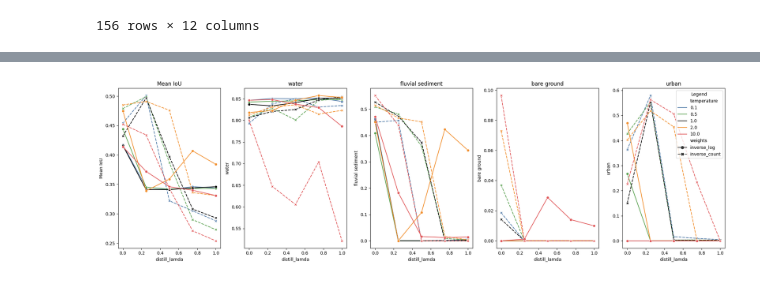
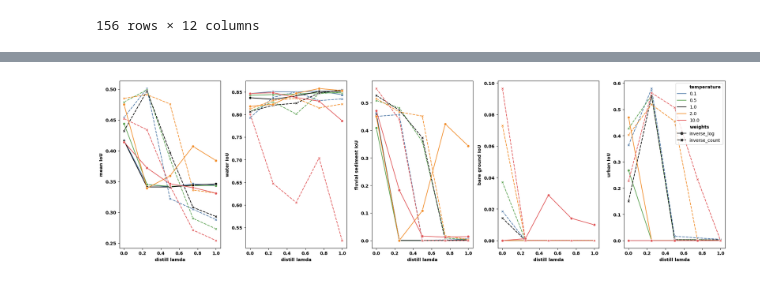
Before and after one commit to sherryqcchen/mlfluv, a Jupyter notebook: plot_accuracy.ipynb, the cells around one changed output, grey strips where cells are left out. Cells and saved outputs as stored; diff of their text form; code cells hidden in the pictures.

Commit message:
add plot bars

```diff
--- a/plot_accuracy.ipynb
+++ b/plot_accuracy.ipynb
@@ -50,7 +50,7 @@ df.sort_values(by=['log_num', 'tune_log_num', 'distill_lamda', 'temperature'])
 156 rows × 12 columns
 # %%
 # Define class names and their corresponding indices
-class_names = ['tree', 'SR vegetation', 'water', 'urban', 'bare ground', 'fluvial sediment']
+class_names = ['tree IoU', 'short vegetation IoU', 'water IoU', 'urban IoU', 'bare ground IoU', 'fluvial sediment IoU']
 
 # Function to extract IoU values for each class
 def extract_iou_values(iou_list):
@@ -68,3 +68,7 @@ iou_df = pd.DataFrame(iou_values.tolist())
 
 # Concatenate the original DataFrame with the new columns
 df = pd.concat([df, iou_df], axis=1)
+
+# rename Mean IoU to mean IoU
+df.rename(columns={'Mean IoU': 'mean IoU', 'distill_lamda':'distill lamda'}, inplace=True)
+df
@@ -71,15 +89,15 @@ df = pd.concat([df, iou_df], axis=1)
 # %%
 # Select rows where 'fluvial sediment' IoU is NaN
-init_df = df[df['fluvial sediment'].isna()]
+init_df = df[df['fluvial sediment IoU'].isna()]
 
 # Update 'tune_log_num' to 0 for these selected rows to represent these models are the initial models
 df.loc[init_df.index, 'tune_log_num'] = 0
 df.loc[init_df.index, 'temperature'] = 1
-df.loc[init_df.index, 'distill_lamda'] = 0
+df.loc[init_df.index, 'distill lamda'] = 0
 
 # Check errors in tune log number, temperature and lamda
-df_label = df[df['which_label']=='DW'].sort_values(by=['log_num', 'tune_log_num', 'distill_lamda', 'temperature'])
-# df_label[['log_num', 'tune_log_num', 'distill_lamda', 'temperature', 'Mean IoU']]
+df_label = df[df['which_label']=='DW'].sort_values(by=['log_num', 'tune_log_num', 'distill lamda', 'temperature'])
+# df_label[['log_num', 'tune_log_num', 'distill lamda', 'temperature', 'Mean IoU']]
 # %%
 # Fix the tune log number jump from 0 to 2. The correct version should be 0 to 25 continuous intergers
 # Check if 1 is missing in the 'tune_log_num' column
@@ -118,10 +136,10 @@ print(best_mIoU_param[['log_num', 'tune_log_num', 'distill_lamda', 'temperature'
 # %%
 # Find best models of fine tune only
 # Exclude the initial trained models
-filtered_df = df[~df['fluvial sediment'].isna()]
+filtered_df = df[~df['fluvial sediment IoU'].isna()]
 
-best_miou_idx = filtered_df.groupby('which_label')['Mean IoU'].idxmax()
+best_miou_idx = filtered_df.groupby('which_label')['mean IoU'].idxmax()
 best_mIoU_param = filtered_df.loc[best_miou_idx].sort_values(by=['log_num'])
 # print(best_model_param)
-print(best_mIoU_param[['log_num', 'tune_log_num', 'distill_lamda', 'temperature', 'Mean IoU', 'water', 'bare ground', 'fluvial sediment']])
+print(best_mIoU_param[['log_num', 'tune_log_num', 'distill lamda', 'temperature', 'mean IoU', 'water IoU', 'bare ground IoU', 'fluvial sediment IoU']])
 # %% [output]
@@ -197,34 +221,47 @@ print(best_water_param[['log_num', 'tune_log_num', 'distill_lamda', 'temperature
 # %%
 import seaborn as sns
 import matplotlib.pyplot as plt
 
 sub_df = filtered_df[filtered_df['which_label'] == 'ESRI']
 df1 = sub_df[sub_df['weights'] == 'inverse_log']
 df2 = sub_df[sub_df['weights'] == 'inverse_count']
 
 # Define a custom color palette for 'temperature' categories
 temperature_palette = ['#4e79a7', '#59a14f','black', '#f28e2b', '#e15759']
 sns.set_palette(temperature_palette)
 
 # Create a figure with subplots
 fig, axes = plt.subplots(nrows=1, ncols=5, figsize=(20, 6))
 
-for i, col in enumerate(['Mean IoU', 'water', 'fluvial sediment', 'bare ground','urban']):
-    sns.lineplot(data=sub_df, x='distill_lamda', y=col, hue='temperature', style='weights',
+for i, col in enumerate(['mean IoU', 'water IoU', 'fluvial sediment IoU', 'bare ground IoU','urban IoU']):
+    sns.lineplot(data=sub_df, x='distill lamda', y=col, hue='temperature', style='weights',
                  markers=True, ax=axes[i], palette=temperature_palette)
-    axes[i].set_title(f'{col}')
-    axes[i].set_xlabel('distill_lamda')
-    axes[i].set_ylabel(col)
+    # axes[i].set_title(f'{col}', fontweight='bold')
+    axes[i].set_xlabel('distill lamda', fontweight='bold')
+    axes[i].set_ylabel(col, fontweight='bold')
     axes[i].legend().set_visible(False)  # Remove individual legends
+
+    # Make the tick labels bold
+    for tick in axes[i].get_xticklabels():
+        tick.set_fontweight('bold')
+    for tick in axes[i].get_yticklabels():
+        tick.set_fontweight('bold')
 
 # Create a common legend outside the subplots
 handles, labels = axes[0].get_legend_handles_labels()
-plt.legend(handles, labels, title='Legend', loc='upper right')
+legend = plt.legend(handles, labels, title=False, loc='upper right')
+
+
+
+# Set the legend labels to bold
+for text in legend.get_texts():
+    if text.get_text() in ['temperature', 'weights']:
+        text.set_fontweight('bold')
 
 # Adjust layout
 plt.tight_layout()
 
 # Show the plot
 plt.show()
 # %% [output]
-[figure, old version]
+[figure, new version]
```
Also changed, not shown: parts of 13 cells of this notebook.
